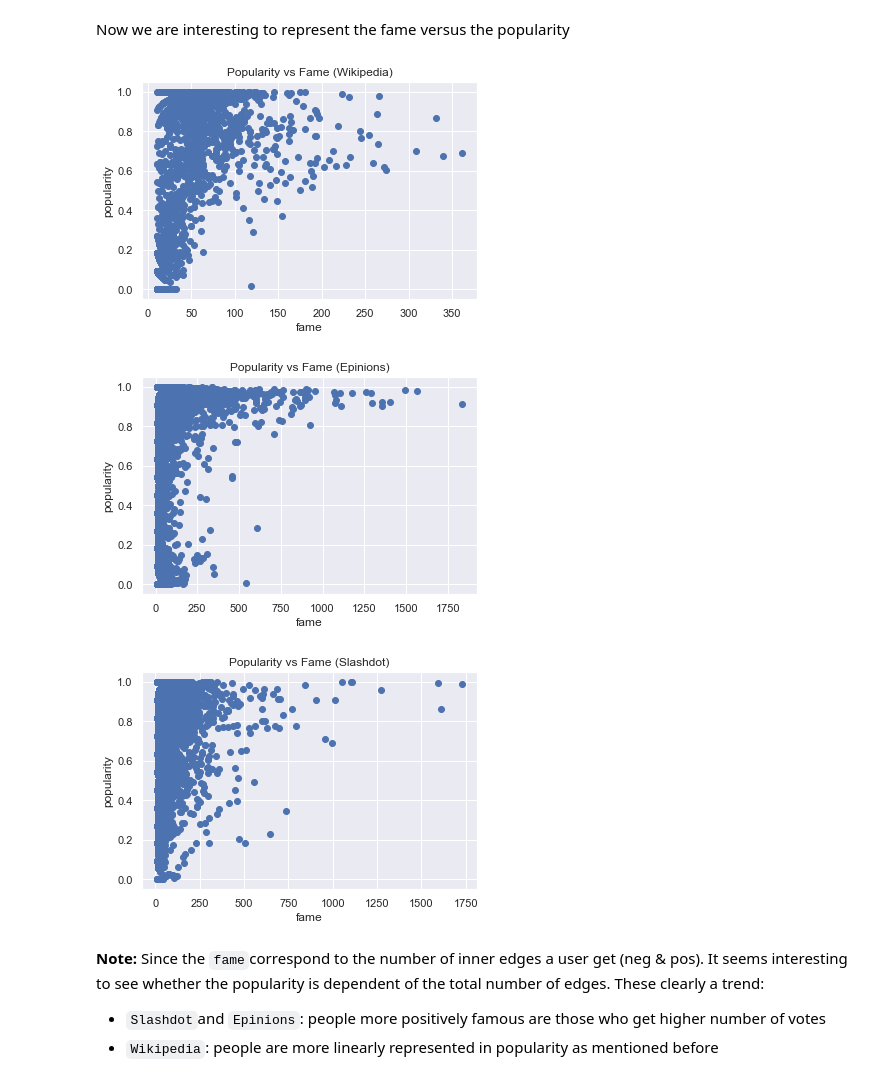
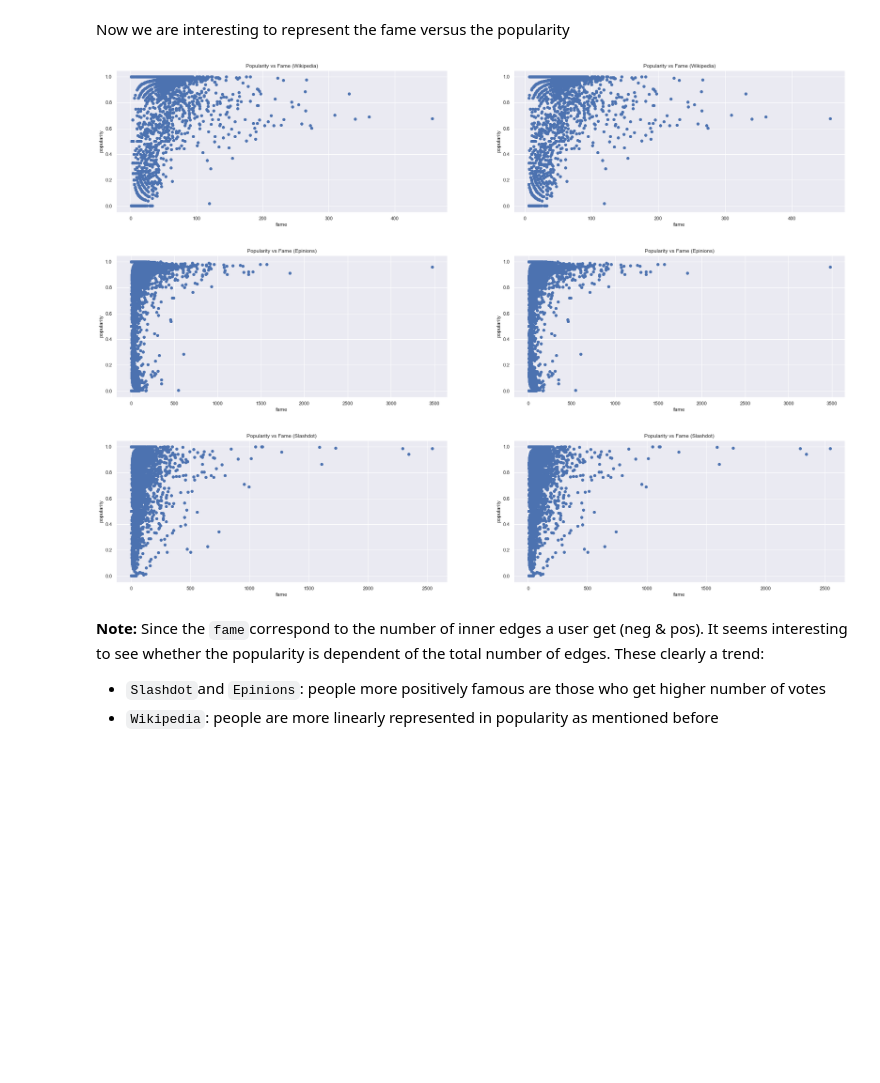
Before and after one commit to epfl-ada/ada-2020-project-milestone-p3-p3_adaptateur, a Jupyter notebook: notebook-matthieu.ipynb, the cells around one changed output. Cells and saved outputs as stored; diff of their text form; code cells hidden in the pictures; blank space fills up the shorter version.

Commit message:
power law + outliers

```diff
--- a/notebook-matthieu.ipynb
+++ b/notebook-matthieu.ipynb
@@ -198,0 +198,8 @@ plot_fame_and_pop(wikipedia)
+# %%
+for dataset in datasets:
+    #Plot with outliers, power param a=1
+    plot_power_law(dataset, "fame_pop", 1)
+    #Compute df without ouliers
+    dataset['fame_pop_clean'] = dataset['fame_pop'][dataset['fame_pop']['fame'] > 5]
+    #Plot with outliers, power param a=1
+    plot_power_law(wikipedia, "fame_pop_clean", 1)
@@ -199,21 +213,23 @@ plot_fame_and_pop(wikipedia)
 # %% [markdown]
 Now we are interesting to represent the fame versus the popularity
 # %%
-def plot_fame_vs_pop(dataset):
-    fame_pop = dataset['fame_pop']
-    fame_pop = fame_pop[(fame_pop.fame < fame_pop.fame.max()*0.8) & (fame_pop.fame > 10)]
-    plt.title("Popularity vs Fame ({})".format(dataset['name']))
-    plt.scatter(fame_pop.fame, fame_pop.popularity)
-    plt.xlabel('fame')
-    plt.ylabel('popularity')
-    plt.show()
+def plot_fame_vs_pop(dataset, df_name, ax):
+    fame_pop = dataset[df_name]
+    #fame_pop = fame_pop[(fame_pop.fame < fame_pop.fame.max()*0.8) & (fame_pop.fame > 10)]
+    ax.set_title("Popularity vs Fame ({})".format(dataset['name']))
+    ax.scatter(fame_pop.fame, fame_pop.popularity)
+    ax.set_xlabel('fame')
+    ax.set_ylabel('popularity')
 
 for dataset in datasets:
-    plot_fame_vs_pop(dataset)
+    fig, (ax1, ax2) = plt.subplots(1, 2, figsize = (30,6))
+    plot_fame_vs_pop(dataset, "fame_pop", ax1)
+    plot_fame_vs_pop(dataset, "fame_pop_clean", ax2)
+    plt.show()
 # %% [output]
-[figure, old version]
+[figure, new version]
-[figure, old version]
+[figure, new version]
-[figure, old version]
+[figure, new version]
 # %% [markdown]
 **Note:**
 Since the `fame`correspond to the number of inner edges a user get (neg & pos). It seems interesting to see whether the popularity is dependent of the total number of edges. These clearly a trend:
```
Also changed, not shown: parts of 10 cells of this notebook.
